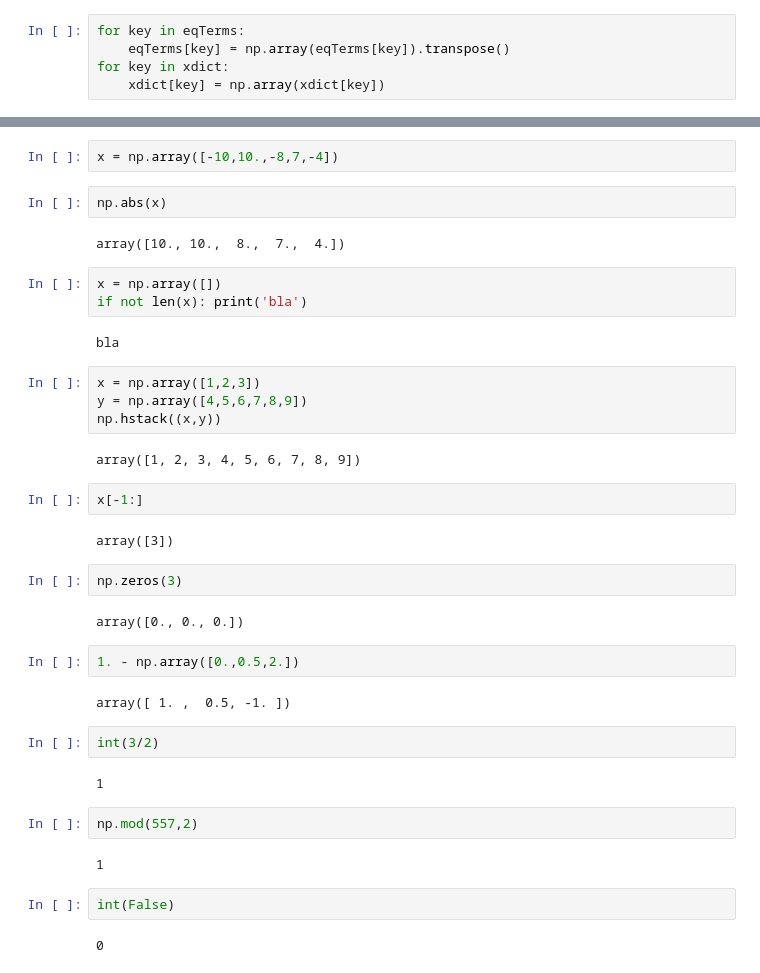
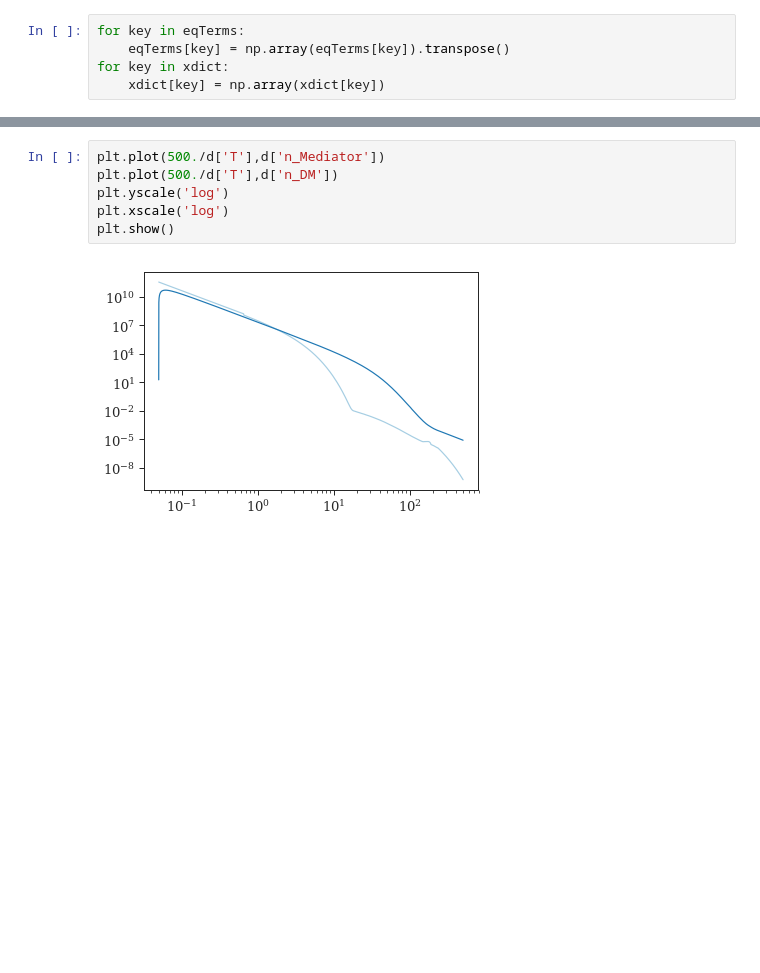
Before and after one commit to andlessa/BoltzmannEqs, a Jupyter notebook: checkBoltzEqs.ipynb, the cells around one changed output, grey strips where cells are left out. Saved outputs shown, nothing was run; the diff lists cells and outputs as text; blank space fills up the shorter version.

```diff
--- a/checkBoltzEqs.ipynb
+++ b/checkBoltzEqs.ipynb
@@ -359,41 +329,8 @@ plt.show()
-# %%
-x = np.array([-10,10.,-8,7,-4])
-# %%
-np.abs(x)
-# %% [output]
-array([10., 10.,  8.,  7.,  4.])
-# %%
-x = np.array([])
-if not len(x): print('bla')
-# %% [output]
-bla
-# %%
-x = np.array([1,2,3])
-y = np.array([4,5,6,7,8,9])
-np.hstack((x,y))
-# %% [output]
-array([1, 2, 3, 4, 5, 6, 7, 8, 9])
-# %%
-x[-1:]
-# %% [output]
-array([3])
-# %%
-np.zeros(3)
-# %% [output]
-array([0., 0., 0.])
-# %%
-1. - np.array([0.,0.5,2.])
-# %% [output]
-array([ 1. ,  0.5, -1. ])
-# %%
-int(3/2)
-# %% [output]
-1
-# %%
-np.mod(557,2)
-# %% [output]
-1
-# %%
-int(False)
-# %% [output]
-0
+# %%
+plt.plot(500./d['T'],d['n_Mediator'])
+plt.plot(500./d['T'],d['n_DM'])
+plt.yscale('log')
+plt.xscale('log')
+plt.show()
+# %% [output]
+[figure, added]
```
Also changed, not shown: parts of 8 cells of this notebook, 3 other files.
